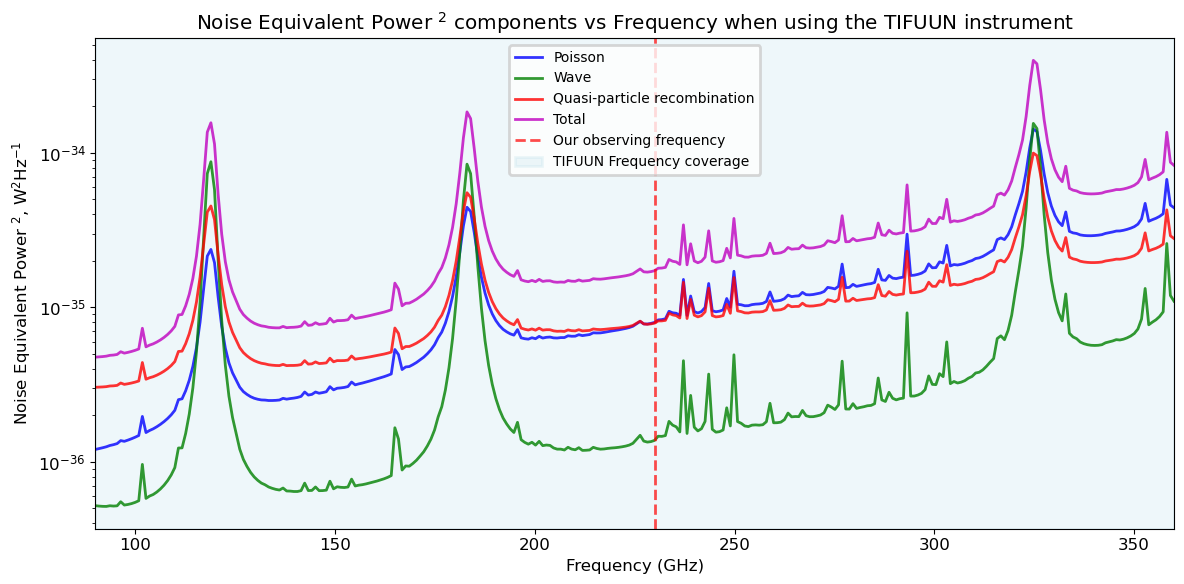
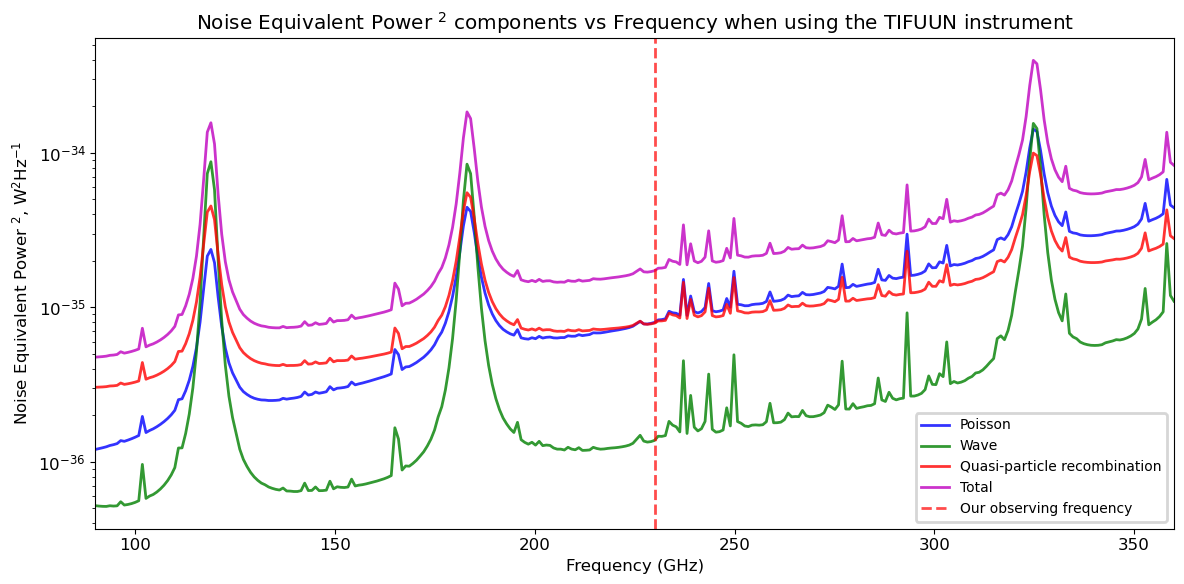
The change to this notebook cell's code, shown as a diff; its figure went from the first image to the second:
--- before
+++ after
@@ -1,3 +1,3 @@
-fig, ax = plt.subplots(figsize=(12, 6))
+fig, ax = plt.subplots()
 ax.plot(frequencies, nep2poisson, '-',label = 'Poisson', color='b', markersize=10, alpha=0.8)
 ax.plot(frequencies, nep2wave, '-',label = 'Wave', color='g', markersize=10, alpha=0.8)
@@ -7,6 +7,4 @@
 # label the plot
 ax.axvline(calculator.user_input.obs_freq.value, color='r', linestyle='--', alpha=0.7, label='Our observing frequency')
-# draw a box to highlight the operational frequencies of the TIFUUN receiver
-ax.axvspan(frequencies[0],frequencies[-1], color='lightblue', alpha=0.2, label='TIFUUN Frequency coverage')
 
 ax.legend()

Commit: Notebook updates based on feedback